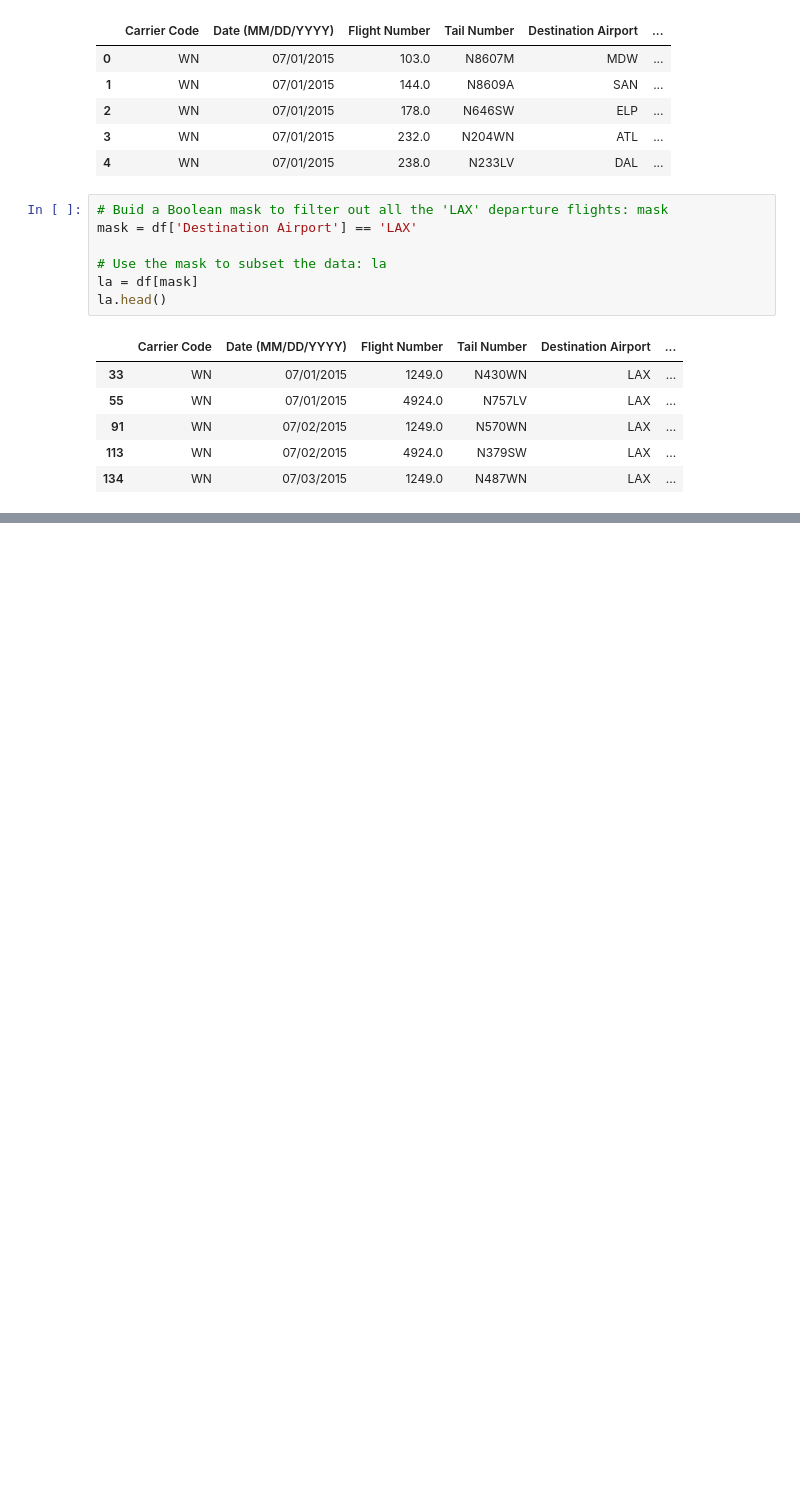
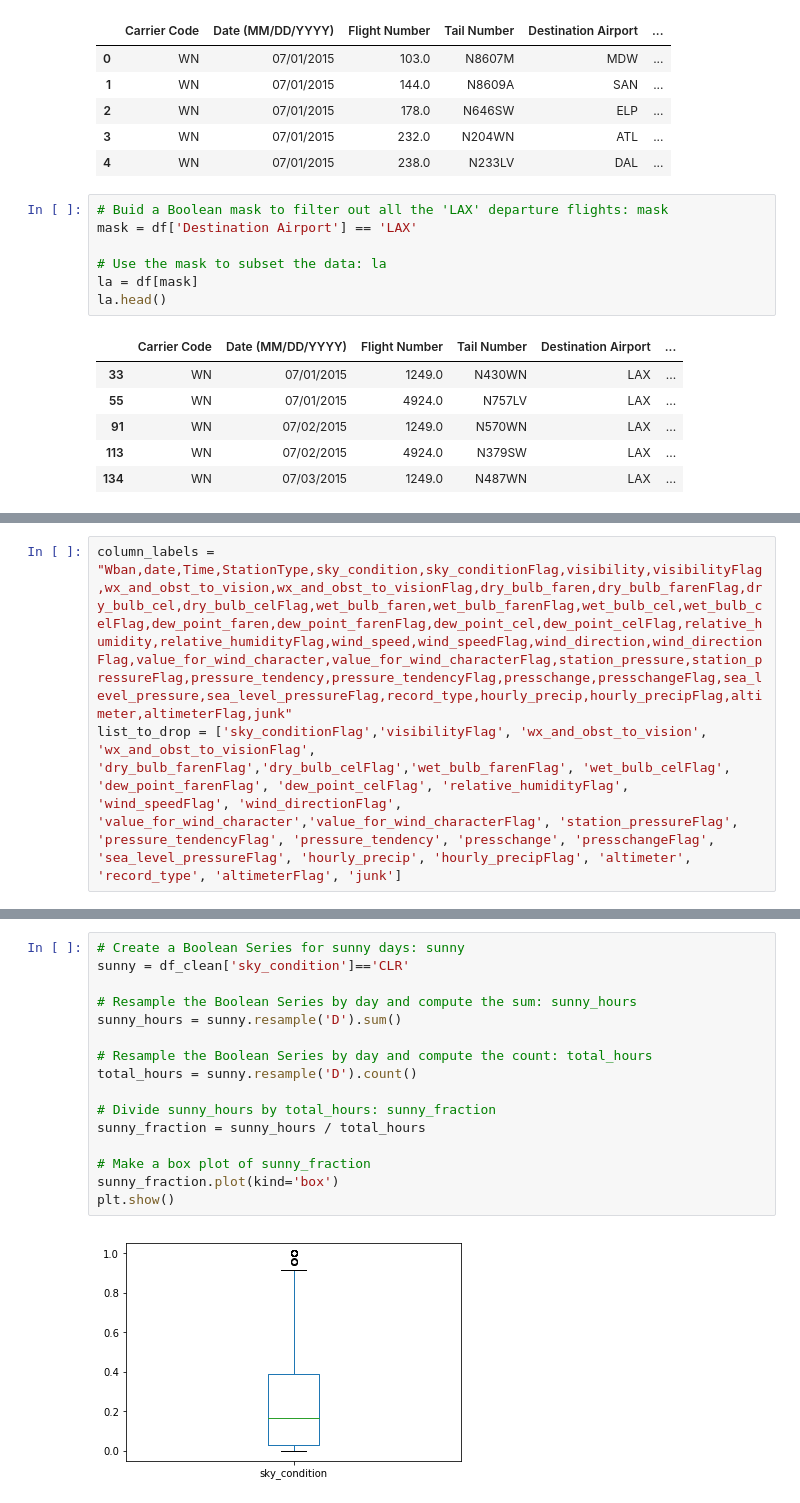
Before and after one commit to Suvamp/Datacamp-Notebooks, a Jupyter notebook: 8.pandas-foundations.ipynb, the cells around one changed output, grey strips where cells are left out. Saved outputs shown, nothing was run; the diff lists cells and outputs as text; blank space fills up the shorter version.

```diff
--- a/8.pandas-foundations.ipynb
+++ b/8.pandas-foundations.ipynb
@@ -814,0 +853,3 @@ dtype: datetime64[ns, US/Central]
+# %%
+column_labels = "Wban,date,Time,StationType,sky_condition,sky_conditionFlag,visibility,visibilityFlag,wx_and_obst_to_vision,wx_and_obst_to_visionFlag,dry_bulb_faren,dry_bulb_farenFlag,dry_bulb_cel,dry_bulb_celFlag,wet_bulb_faren,wet_bulb_farenFlag,wet_bulb_cel,wet_bulb_celFlag,dew_point_faren,dew_point_farenFlag,dew_point_cel,dew_point_celFlag,relative_humidity,relative_humidityFlag,wind_speed,wind_speedFlag,wind_direction,wind_directionFlag,value_for_wind_character,value_for_wind_characterFlag,station_pressure,station_pressureFlag,pressure_tendency,pressure_tendencyFlag,presschange,presschangeFlag,sea_level_pressure,sea_level_pressureFlag,record_type,hourly_precip,hourly_precipFlag,altimeter,altimeterFlag,junk"
+list_to_drop = ['sky_conditionFlag','visibilityFlag', 'wx_and_obst_to_vision', 'wx_and_obst_to_visionFlag', 'dry_bulb_farenFlag','dry_bulb_celFlag','wet_bulb_farenFlag', 'wet_bulb_celFlag', 'dew_point_farenFlag', 'dew_point_celFlag', 'relative_humidityFlag', 'wind_speedFlag', 'wind_directionFlag', 'value_for_wind_character','value_for_wind_characterFlag', 'station_pressureFlag', 'pressure_tendencyFlag', 'pressure_tendency', 'presschange', 'presschangeFlag', 'sea_level_pressureFlag', 'hourly_precip', 'hourly_precipFlag', 'altimeter', 'record_type', 'altimeterFlag', 'junk']
@@ -814,0 +1029,18 @@ dtype: datetime64[ns, US/Central]
+# %%
+# Create a Boolean Series for sunny days: sunny
+sunny = df_clean['sky_condition']=='CLR'
+
+# Resample the Boolean Series by day and compute the sum: sunny_hours
+sunny_hours = sunny.resample('D').sum()
+
+# Resample the Boolean Series by day and compute the count: total_hours
+total_hours = sunny.resample('D').count()
+
+# Divide sunny_hours by total_hours: sunny_fraction
+sunny_fraction = sunny_hours / total_hours
+
+# Make a box plot of sunny_fraction
+sunny_fraction.plot(kind='box')
+plt.show()
+# %% [output]
+[figure, added]
```
Also changed, not shown: parts of 22 cells of this notebook, 18 other files.
